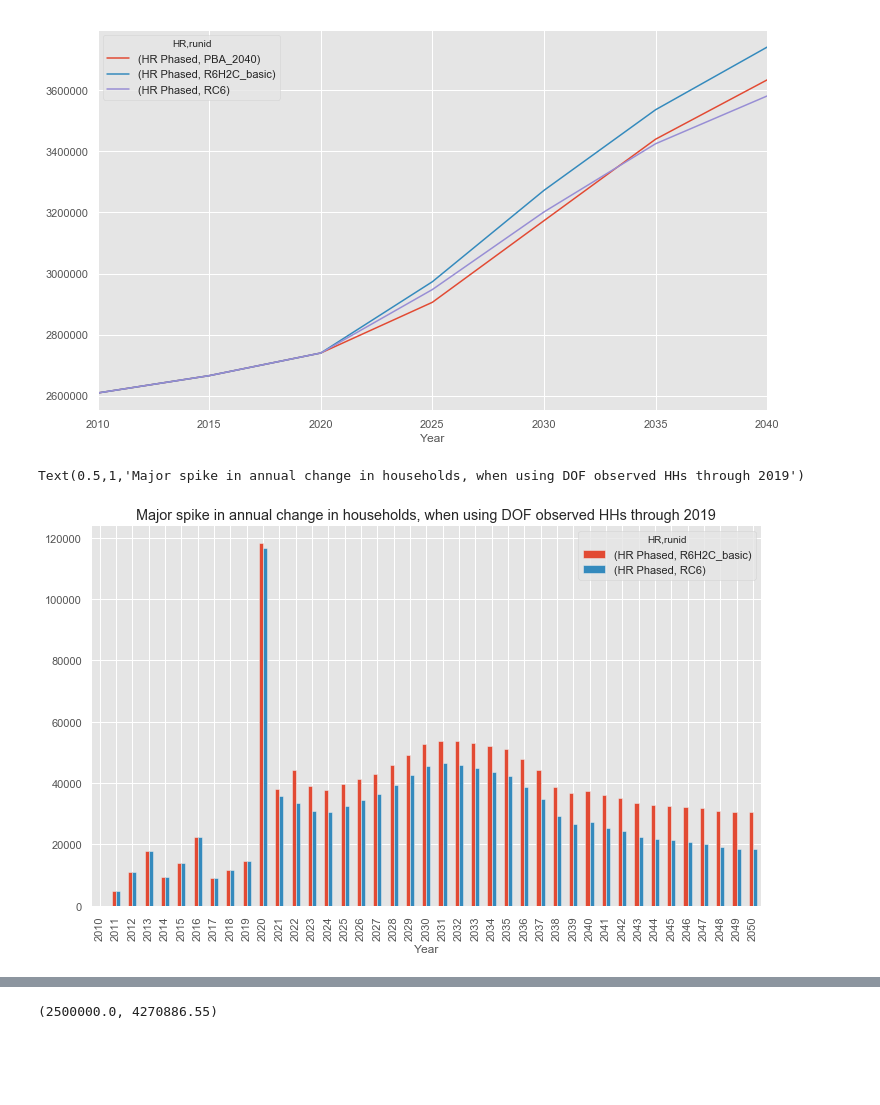
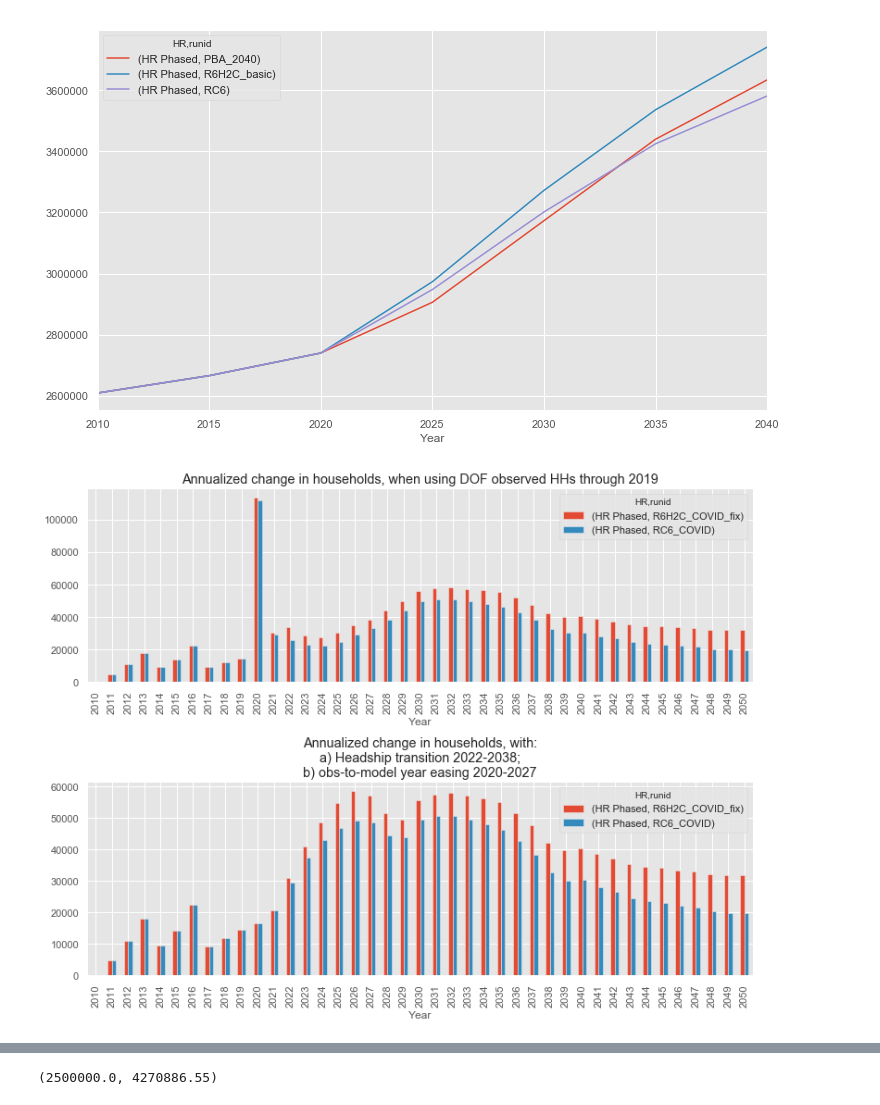
Before and after one commit to BayAreaMetro/regional_forecast, a Jupyter notebook: household_forecast/REGPROJ-HHPROJ 1 - Total household projection PBA2050 Phased HR.ipynb, the cells around one changed output, grey strips where cells are left out. Drawn from its saved outputs; the diff is of its cells as text; code cells hidden in the pictures; blank space fills up the shorter version.

```diff
--- a/household_forecast/REGPROJ-HHPROJ 1 - Total household projection PBA2050 Phased HR.ipynb
+++ b/household_forecast/REGPROJ-HHPROJ 1 - Total household projection PBA2050 Phased HR.ipynb
@@ -535,7 +491,7 @@ We load a number of different versions to test the effect
 # %%
 ## PBA rates, post-adjustment
 
-headship_rates = pd.read_csv(os.path.join(box,'EDF Shared work/control_totals/base_data/headship_rates_adj.csv'),index_col=['rac_ethn','age_grp_5']).PWGTP
+headship_rates = pd.read_csv(os.path.join(input_basedata_path,'headship_rates_adj.csv'),index_col=['rac_ethn','age_grp_5']).PWGTP
 headship_rates.head(10)
 # %% [output]
 rac_ethn           age_grp_5
@@ -554,7 +510,7 @@ Name: PWGTP, dtype: float64
 ## load rates that transition from constrained ACS 2018 rates to less constrained 2000 ones over a 15 year period
 
 #headship_rates_phased=pd.read_csv(os.path.join(drop,'Data/PBA2050/headship_acs16_to_c2000.csv'),dtype={'Year':str}).set_index(['Year','rac_ethn','age_grp_5']).value
-headship_rates_phased=pd.read_csv(os.path.join(drop,'Data/PBA2050/headship_combo_eased.csv'),dtype={'Year':str}).set_index(['Year','rac_ethn','age_grp_5']).value
+headship_rates_phased=pd.read_csv(os.path.join(input_basedata_path,'headship_combo_eased.csv'),dtype={'Year':str}).set_index(['Year','rac_ethn','age_grp_5']).value
 # %% [markdown]
 #### PBA 2040 convergence adjustments
 
@@ -603,7 +559,7 @@ ADJUST_RATES=False
 #ADJUST_RATES=True
 
 
-headship_alt=pd.read_csv(os.path.join(drop,'Data/PBA2050/headship_stateregions_vintages.csv'),index_col=['vintage', u'region', u'rac_ethn', u'age_grp_5']).value.fillna(0).reset_index()
+headship_alt=pd.read_csv(os.path.join(input_basedata_path,'headship_stateregions_vintages.csv'),index_col=['vintage', u'region', u'rac_ethn', u'age_grp_5']).value.fillna(0).reset_index()
 
 
 headship_alt['geovintage']=headship_alt.region+' '+headship_alt.vintage
@@ -726,11 +658,11 @@ avg_hh_sz_out={}
 avg_hh_sz_reg_out={}
 for scen_abbrev,scen in scenarios.iteritems():
     print scen,
-    output_path=os.path.join(drop,'Data/PBA2050/household_forecast/%s'%scen_abbrev)
-    print scen,output_path
+    output_path_this_scen=os.path.join(output_path,'%s'%scen_abbrev)
+    print scen,output_path_this_scen
 
-    if not os.path.exists(output_path):
-        os.makedirs(output_path)
+    if not os.path.exists(output_path_this_scen):
+        os.makedirs(output_path_this_scen)
 
     ## Get Grp quarter, household population from the total remi population using Census 2010 group qtr binned shares
 
@@ -744,10 +676,10 @@ for scen_abbrev,scen in scenarios.iteritems():
     ## baseyear prep
     ## DEPRECATED since we now use 2015 baseline.
     ## read 2010 binned data from decennial pums
-#     gqpop_binned_2010 = pd.read_csv(os.path.join(box,'EDF Shared work/control_totals/base_data/census2010pums%s_%s_gqpop_binned.csv'%(reg,agegrp)),index_col=0)
-#     hhpop_binned_2010 = pd.read_csv(os.path.join(box,'EDF Shared work/control_totals/base_data/census2010pums%s_%s_hhpop_binned.csv'%(reg,agegrp)),index_col=0)
-    #hhtot_binned_2010 = pd.read_csv(os.path.join(box,'EDF Shared work/control_totals/base_data/census2010pums%s_%s_hhtot_binned.csv'%(reg,agegrp)),index_col=0)
-    hhtot_binned_2010 = pd.read_csv(os.path.join(box,'EDF Shared work/control_totals/base_data/census2010pums%s_%s_hhtot_binned.csv'%(reg,agegrp)),index_col=['Region','gender','rac_ethn','age_grp_5'])['2010']
+#     gqpop_binned_2010 = pd.read_csv(os.path.join(input_basedata_path,'census2010pums%s_%s_gqpop_binned.csv'%(reg,agegrp)),index_col=0)
+#     hhpop_binned_2010 = pd.read_csv(os.path.join(input_basedata_path,'census2010pums%s_%s_hhpop_binned.csv'%(reg,agegrp)),index_col=0)
+    #hhtot_binned_2010 = pd.read_csv(os.path.join(input_basedata_path,'census2010pums%s_%s_hhtot_binned.csv'%(reg,agegrp)),index_col=0)
+    hhtot_binned_2010 = pd.read_csv(os.path.join(input_basedata_path,'census2010pums%s_%s_hhtot_binned.csv'%(reg,agegrp)),index_col=['Region','gender','rac_ethn','age_grp_5'])['2010']
 #
 #     #hhpop_binned_2010['runid']=scen
 
@@ -814,13 +746,13 @@ for scen_abbrev,scen in scenarios.iteritems():
         fname = "proj_{geo}_{var}_sc_{scen}_{time:%Y%m%d_%H%M%S}.csv"
         fname2 = "proj_{geo}_{var}_sc_{scen}_eased_{time:%Y%m%d_%H%M%S}.csv"
 
-        #remipop_binned.xs(scen_abbrev).to_csv(os.path.join(output_path,fname.format(geo=reg,var='poptot',scen=scen_abbrev,time=datetime.datetime.now())))
+        #remipop_binned.xs(scen_abbrev).to_csv(os.path.join(output_path_this_scen,fname.format(geo=reg,var='poptot',scen=scen_abbrev,time=datetime.datetime.now())))
         ## write output to disk
 
-        #gqpop.to_csv(os.path.join(output_path,fname.format(reg,'gq',scen.replace(' ' ,''),datetime.datetime.now())))
-        household_projections.to_csv(os.path.join(output_path,fname.format(geo=reg,var='hh',scen=scen_abbrev+'_'+hrname.replace(' ','_').replace('-','_'),time=datetime.datetime.now())))
-        household_projections_eased.to_csv(os.path.join(output_path,fname2.format(geo=reg,var='hh',scen=scen_abbrev+'_'+hrname.replace(' ','_').replace('-','_'),time=datetime.datetime.now())))
-        #hhpop.to_csv(os.path.join(output_path,fname.format(reg,'pop',scen.replace(' ' ,''),datetime.datetime.now())))
+        #gqpop.to_csv(os.path.join(output_path_this_scen,fname.format(reg,'gq',scen.replace(' ' ,''),datetime.datetime.now())))
+        household_projections.to_csv(os.path.join(output_path_this_scen,fname.format(geo=reg,var='hh',scen=scen_abbrev+'_'+hrname.replace(' ','_').replace('-','_'),time=datetime.datetime.now())))
+        household_projections_eased.to_csv(os.path.join(output_path_this_scen,fname2.format(geo=reg,var='hh',scen=scen_abbrev+'_'+hrname.replace(' ','_').replace('-','_'),time=datetime.datetime.now())))
+        #hhpop.to_csv(os.path.join(output_path_this_scen,fname.format(reg,'pop',scen.replace(' ' ,''),datetime.datetime.now())))
 
         ## avg household size is calculated from summed numerators and denomitators
 
@@ -829,7 +761,7 @@ for scen_abbrev,scen in scenarios.iteritems():
 
         ## regional version
         avg_hh_size_reg = avg_hh_size_reg = pd.DataFrame(hhpopsum.sum().div(household_projections.sum())).T
-        #avg_hh_size_reg.to_csv(os.path.join(output_path,fname.format(reg,'avg_hh_size_reg',scen.replace(' ' ,''),datetime.datetime.now())))
+        #avg_hh_size_reg.to_csv(os.path.join(output_path_this_scen,fname.format(reg,'avg_hh_size_reg',scen.replace(' ' ,''),datetime.datetime.now())))
         #avg_hh_size_reg['runid']=scen
         #avg_hh_size_reg.set_index('runid',inplace=True)
         avg_hh_sz_reg_out[(hrname,scen_abbrev)]=avg_hh_size_reg
@@ -978,11 +910,15 @@ hheaseallscenarios.sum(level=['HR','runid']).loc(0)[HR_topsheet,['RC6','R6H2C_ba
 [figure]
 # %%
 ## unfortuntate transition situation observed -> modeled
-hhallscenarios.sum(level=['HR','runid']).loc(0)[HR_topsheet,['RC6','R6H2C_basic']].T.diff().plot(kind='bar')
-title('Major spike in annual change in households, when using DOF observed HHs through 2019')
+fig,axs=plt.subplots(nrows=2,figsize=[11,8.5])
+hhallscenarios.sum(level=['HR','runid']).loc(0)[HR_topsheet,['RC6_COVID','R6H2C_COVID_fix']].T.diff().plot(kind='bar',ax=axs[0])
+axs[0].set_title('Annualized change in households, when using DOF observed HHs through 2019')
+
+hheaseallscenarios.sum(level=['HR','runid']).loc(0)[HR_topsheet,['RC6_COVID','R6H2C_COVID_fix']].T.diff().plot(kind='bar',ax=axs[1])
+axs[1].set_title('Annualized change in households, with:\n a) Headship transition 2022-2038; \nb) obs-to-model year easing 2020-2027')
+plt.tight_layout()
 # %% [output]
-Text(0.5,1,'Major spike in annual change in households, when using DOF observed HHs through 2019')
-[figure, old version]
+[figure, new version]
 # %%
 ## transition with phased headship rates and easing
 
```
Also changed, not shown: parts of 27 cells of this notebook, 1 other file.
